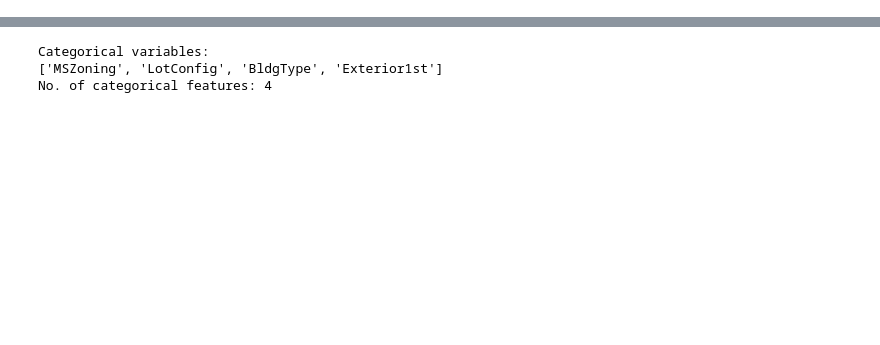
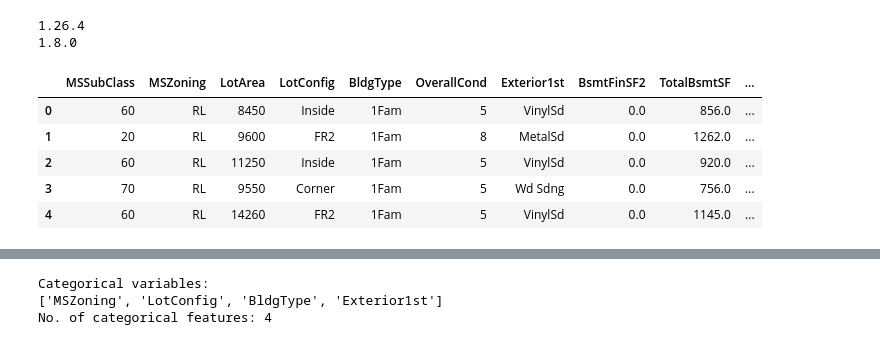
Before and after one commit to npandey472/CapstoneTwoProject, a Jupyter notebook: Notebooks/05_modeling.ipynb, the cells around one changed output, grey strips where cells are left out. Saved outputs shown, nothing was run; the diff lists cells and outputs as text; code cells hidden in the pictures; blank space fills up the shorter version.

```diff
--- a/Notebooks/05_modeling.ipynb
+++ b/Notebooks/05_modeling.ipynb
@@ -25,3 +4,47 @@ ImportError: numpy._core.multiarray failed to import
+# %%
+# Import necessary libraries
+import pandas as pd
+import numpy as np
+import sklearn
+from sklearn.model_selection import train_test_split
+from sklearn.ensemble import RandomForestRegressor
+from sklearn.preprocessing import StandardScaler
+from sklearn.pipeline import Pipeline
+from sklearn.impute import SimpleImputer
+import matplotlib.pyplot as plt
+import seaborn as sns
+import datetime
+from sklearn.svm import SVR
+from sklearn.metrics import mean_absolute_error, mean_squared_error, r2_score, mean_absolute_percentage_error
+from sklearn.model_selection import cross_val_predict, KFold
+from sklearn.inspection import permutation_importance
+from sklearn.ensemble import RandomForestRegressor
+from sklearn.model_selection import GridSearchCV
+
+print(np.__version__)
+print(sklearn.__version__)
+# %% [output]
+1.26.4
+1.8.0
 # %%
 # Load the housing dataset
 housing_data = pd.read_csv('/data/new_housing_data_cleaned.csv')
+# %%
+# Applying feature engineering and combining information from columns 'YearBuilt' and 'YearRemodAdd'
+# into one column 'HouseAge'.
+
+current_year = datetime.datetime.now().year
+
+# Calculate years since remodeling
+housing_data['HouseAge'] = current_year - housing_data['YearRemodAdd']
+# Going to drop columns 'YearBuilt' and 'YearRemodAdd' from dataframe,
+# since this information is now present in column 'HouseAge'.
+new_housing_data = housing_data.drop(columns=['YearBuilt', 'YearRemodAdd'])
+new_housing_data.head()
+# %% [output]
+|  | MSSubClass | MSZoning | LotArea | LotConfig | BldgType | OverallCond | Exterior1st | BsmtFinSF2 | TotalBsmtSF | ... |
+| 0 | 60 | RL | 8450 | Inside | 1Fam | 5 | VinylSd | 0.0 | 856.0 | ... |
+| 1 | 20 | RL | 9600 | FR2 | 1Fam | 8 | MetalSd | 0.0 | 1262.0 | ... |
+| 2 | 60 | RL | 11250 | Inside | 1Fam | 5 | VinylSd | 0.0 | 920.0 | ... |
+| 3 | 70 | RL | 9550 | Corner | 1Fam | 5 | Wd Sdng | 0.0 | 756.0 | ... |
+| 4 | 60 | RL | 14260 | FR2 | 1Fam | 5 | VinylSd | 0.0 | 1145.0 | ... |
```
Also changed, not shown: parts of 18 cells of this notebook, 1 other file.
